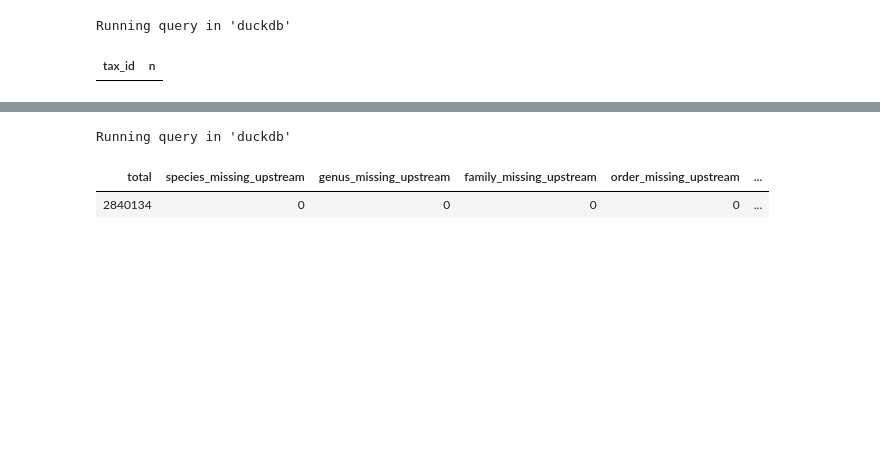
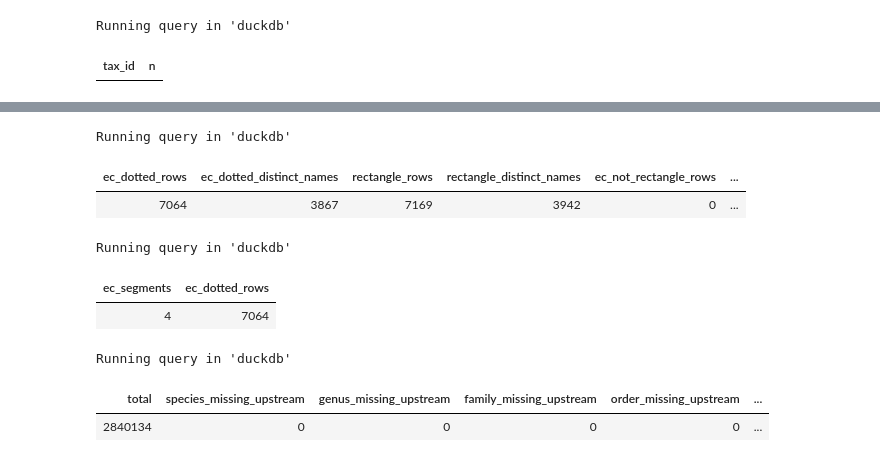
Before and after one commit to ParkinsonLab/metapro-data-vis, a Jupyter notebook: analytics/exploration/notebooks/exploratory_analysis.ipynb, the cells around one changed output, grey strips where cells are left out. Cells and saved outputs as stored; diff of their text form; code cells hidden in the pictures; blank space fills up the shorter version.

```diff
--- a/analytics/exploration/notebooks/exploratory_analysis.ipynb
+++ b/analytics/exploration/notebooks/exploratory_analysis.ipynb
@@ -497,3 +510,45 @@ Truncated to displaylimit of 10.
+# %%
+%%sql
+-- EC-dotted names (1-4 numeric segments) vs rectangle type; RPKM fallback token check (§6)
+WITH ec AS (
+  SELECT * FROM pathway_nodes
+  WHERE regexp_matches(name, '^[0-9]+(\.[0-9]+){0,3}$')
+),
+rect AS (
+  SELECT * FROM pathway_nodes WHERE type = 'rectangle'
+)
+SELECT
+  (SELECT COUNT(*) FROM ec) AS ec_dotted_rows,
+  (SELECT COUNT(DISTINCT name) FROM ec) AS ec_dotted_distinct_names,
+  (SELECT COUNT(*) FROM rect) AS rectangle_rows,
+  (SELECT COUNT(DISTINCT name) FROM rect) AS rectangle_distinct_names,
+  (SELECT COUNT(*) FROM ec WHERE type != 'rectangle') AS ec_not_rectangle_rows,
+  (SELECT COUNT(*) FROM rect
+   WHERE NOT regexp_matches(name, '^[0-9]+(\.[0-9]+){0,3}$')) AS rectangle_not_ec_rows,
+  (SELECT COUNT(*) FROM pathway_nodes WHERE name = '0.0.0.0') AS fallback_token_in_reference;
+# %% [output]
+Running query in 'duckdb'
+| ec_dotted_rows | ec_dotted_distinct_names | rectangle_rows | rectangle_distinct_names | ec_not_rectangle_rows | ... |
+| 7064 | 3867 | 7169 | 3942 | 0 | ... |
+# %%
+%%sql
+-- EC-dotted segment depth (§6); non-EC rectangle names are compound ids or ellipsis labels
+SELECT
+  CASE
+    WHEN regexp_matches(name, '^[0-9]+$') THEN '1'
+    WHEN regexp_matches(name, '^[0-9]+\.[0-9]+$') THEN '2'
+    WHEN regexp_matches(name, '^[0-9]+\.[0-9]+\.[0-9]+$') THEN '3'
+    WHEN regexp_matches(name, '^[0-9]+\.[0-9]+\.[0-9]+\.[0-9]+$') THEN '4'
+  END AS ec_segments,
+  COUNT(*) AS ec_dotted_rows
+FROM pathway_nodes
+WHERE regexp_matches(name, '^[0-9]+(\.[0-9]+){0,3}$')
+GROUP BY 1
+ORDER BY 1;
+# %% [output]
+Running query in 'duckdb'
+| ec_segments | ec_dotted_rows |
+| 4 | 7064 |
 # %%
 %%sql
 SELECT
```
Also changed, not shown: parts of 3 cells of this notebook, 1 other file.
